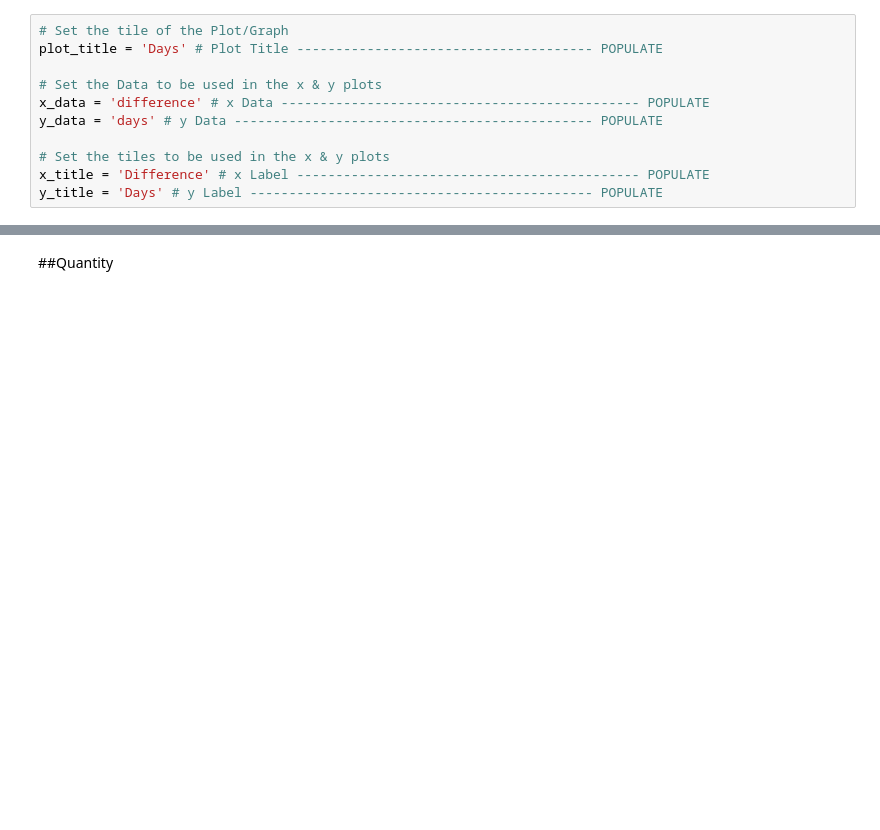
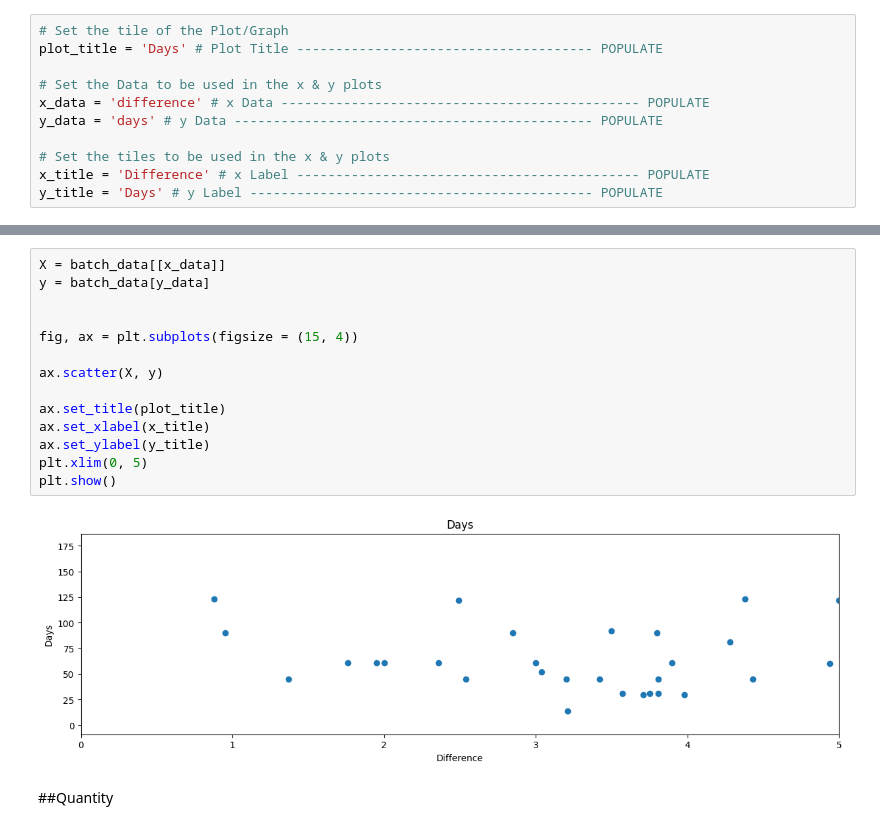
Before and after one commit to PeteKnight/my-first-blog, a Jupyter notebook: ScratchPad.ipynb, the cells around one changed output, grey strips where cells are left out. Saved outputs shown, nothing was run; the diff lists cells and outputs as text; blank space fills up the shorter version.

```diff
--- a/ScratchPad.ipynb
+++ b/ScratchPad.ipynb
@@ -68,3 +68,19 @@ plt.show()
+# %%
+X = batch_data[[x_data]]
+y = batch_data[y_data]
+
+
+fig, ax = plt.subplots(figsize = (15, 4))
+
+ax.scatter(X, y)
+
+ax.set_title(plot_title)
+ax.set_xlabel(x_title)
+ax.set_ylabel(y_title)
+plt.xlim(0, 5)
+plt.show()
+# %% [output]
+[figure, added]
 # %% [markdown]
 ##Quantity
 # %%
```
Also changed, not shown: parts of 4 cells of this notebook.
